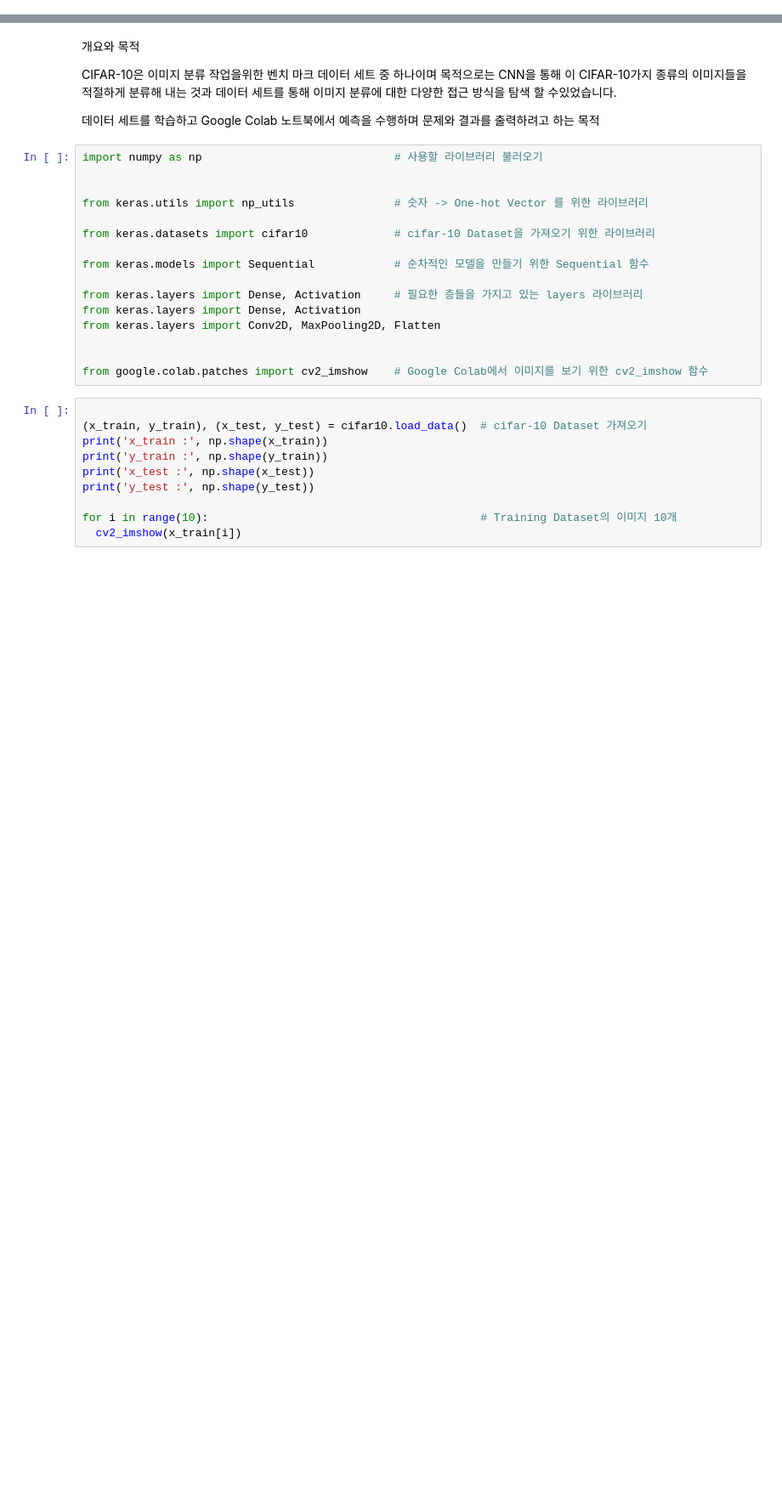
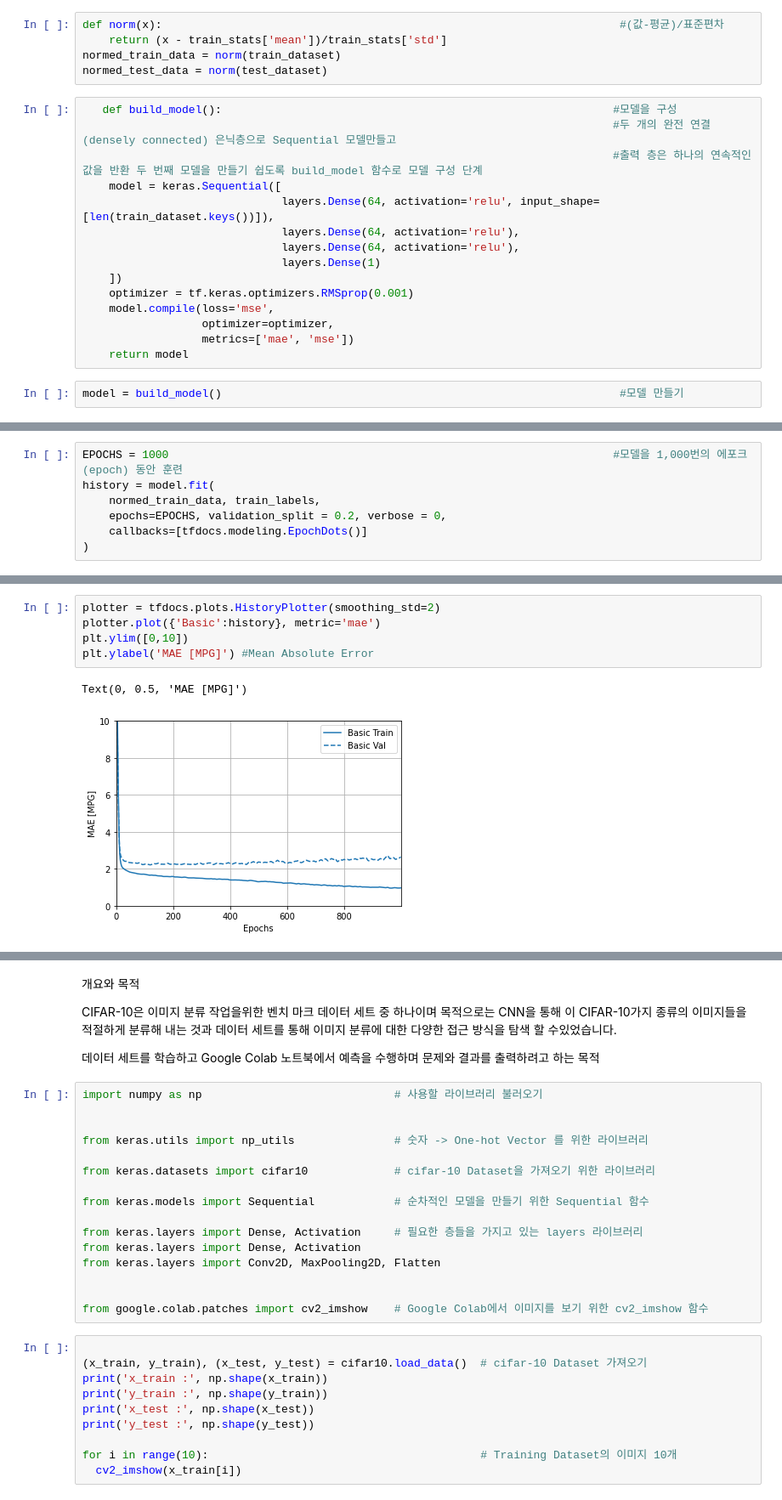
Before and after one commit to kimchangwoo1011/2020--2-AI, a Jupyter notebook: 20160774_김창우.ipynb, the cells around one changed output, grey strips where cells are left out. Shown at 85% size. Saved outputs shown, nothing was run; the diff lists cells and outputs as text; blank space fills up the shorter version.

```diff
--- a/20160774_김창우.ipynb
+++ b/20160774_김창우.ipynb
@@ -2,0 +112,22 @@
+# %%
+def norm(x):                                                                     #(값-평균)/표준편차
+    return (x - train_stats['mean'])/train_stats['std']
+normed_train_data = norm(train_dataset)
+normed_test_data = norm(test_dataset)
+# %%
+   def build_model():                                                           #모델을 구성
+                                                                                #두 개의 완전 연결(densely connected) 은닉층으로 Sequential 모델만들고
+                                                                                #출력 층은 하나의 연속적인 값을 반환 두 번째 모델을 만들기 쉽도록 build_model 함수로 모델 구성 단계
+    model = keras.Sequential([
+                              layers.Dense(64, activation='relu', input_shape=[len(train_dataset.keys())]),
+                              layers.Dense(64, activation='relu'),
+                              layers.Dense(64, activation='relu'),
+                              layers.Dense(1)
+    ])
+    optimizer = tf.keras.optimizers.RMSprop(0.001)
+    model.compile(loss='mse',
+                  optimizer=optimizer,
+                  metrics=['mae', 'mse'])
+    return model
+# %%
+model = build_model()                                                            #모델 만들기
@@ -2,0 +183,7 @@
+# %%
+EPOCHS = 1000                                                                   #모델을 1,000번의 에포크(epoch) 동안 훈련
+history = model.fit(
+    normed_train_data, train_labels,
+    epochs=EPOCHS, validation_split = 0.2, verbose = 0,
+    callbacks=[tfdocs.modeling.EpochDots()]
+)
@@ -2,0 +219,8 @@
+# %%
+plotter = tfdocs.plots.HistoryPlotter(smoothing_std=2)
+plotter.plot({'Basic':history}, metric='mae')
+plt.ylim([0,10])
+plt.ylabel('MAE [MPG]') #Mean Absolute Error
+# %% [output]
+Text(0, 0.5, 'MAE [MPG]')
+[figure, added]
```
Also changed, not shown: parts of 32 cells of this notebook.
